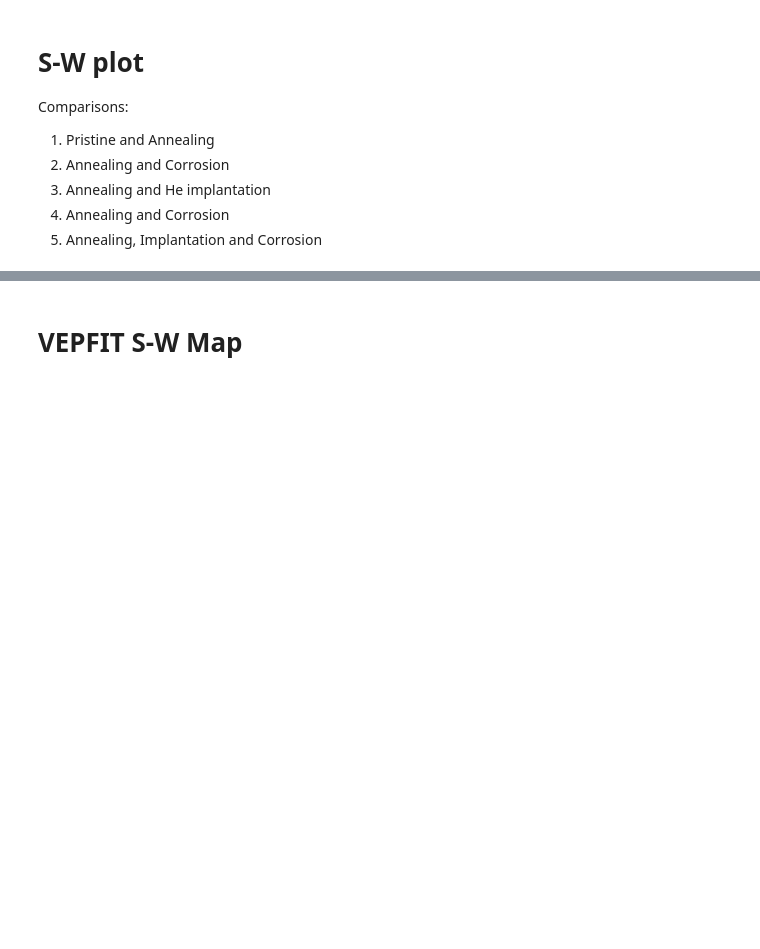
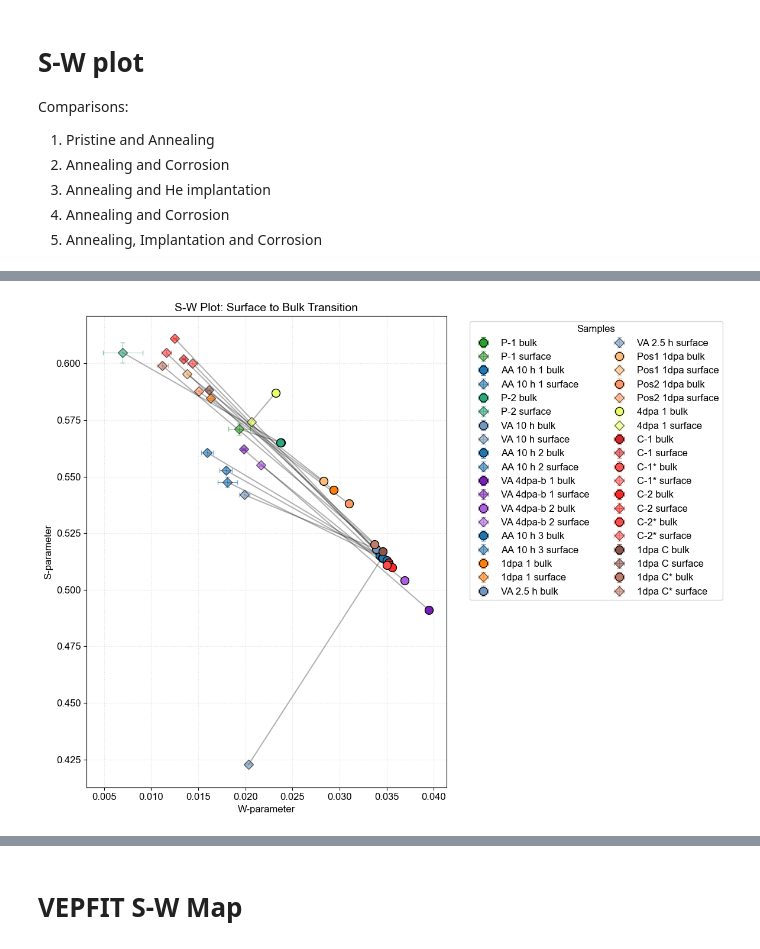
Before and after one commit to jeanvictorbendixenfm-web/Programming-PALS, a Jupyter notebook: PAS_analyzer.ipynb, the cells around one changed output, grey strips where cells are left out. Cells and saved outputs as stored; diff of their text form; code cells hidden in the pictures; blank space fills up the shorter version.

```diff
--- a/PAS_analyzer.ipynb
+++ b/PAS_analyzer.ipynb
@@ -880,3 +913,84 @@ TypeError: PASAnalyzer.__init__() missing 4 required positional arguments: 'surf
+# %%
+import pandas as pd
+import matplotlib.pyplot as plt
+
+# 1. Load the data
+path = r"C:\Users\jeanv\OneDrive - Delft University of Technology\Uitwisseling - TUDelft\Courses\MEP\Experiments\PALS\Results - VEPFIT.csv"
+
+f = pd.read_csv(
+    path,
+    sep=',',
+    skiprows=1,
+    header=None,
+    names=['Acronym','Sample name if you guess','Ssurf therm','Stherm_err','Sepi','err','Wsurf therm','Wtherm_err','Wepi','Wepi_err','D1','D1_err','S1','S1_err','W1','W1_err','L1+','L1_err','S2','S2_err','W2','W2_err','L2','L2_err']
+)
+
+# 2. Use a Dictionary to map your specific acronyms to your desired colors.
+# This acts as both your "criteria" filter AND your color assignment!
+sample_colors = {
+    'P-1': '#2ca02c',        # Pristine (Green)
+    'P-2': '#2ca97c',        # Pristine (Green)
+    'AA 10 h 1': '#1f77b4',  # Air Annealed (Blue)
+    'AA 10 h 2': '#1f77b4',  # Air Annealed (Blue)
+    'AA 10 h 3': '#1f77b4',  # Air Annealed (Blue)
+    'VA 10 h': '#7497bd',    # Vacuum Annealed (Purple)
+    'VA 2.5 h': '#7497bd',    # Vacuum Annealed (Purple)
+    '1dpa 1': '#ff7f0e',     # Irradiated (Orange)
+    'Pos1 1dpa': '#ffbb78',  # Irradiated Pos1 (Light Orange)
+    'Pos2 1dpa': '#ff9866',  # Irradiated Pos2 (Lighter Orange)
+    'VA 4dpa-b 1': '#781fb4',# Backside Annealed (Dark Purple)
+    'VA 4dpa-b 2': '#ad5ee1',# Backside Annealed (Light Purple)
+    '4dpa 1': '#E9FF6D',     # 4dpa
+    'C-1': '#d62728',        # Corroded (Red)
+    'C-1*': "#ff5555",        # Corroded (Red)
+    'C-2': '#ff2a26',        # Corroded 2 (Light Red)
+    'C-2*': "#ff4b4b",        # Corroded 2 (Light Red)
+    '1dpa C': '#8c564b',      # Irradiated + Corroded (Brown)
+    '1dpa C*': '#c27c6b'      # Irradiated + Corroded (Brown)
+}
+
+plt.figure(figsize=(12, 9))
+
+# 3. Iterate through the dataframe cleanly using iterrows()
+for index, row in f.iterrows():
+    acronym = row['Acronym']
+
+    # Check if the acronym is in our dictionary (this replaces your criteria check)
+    if acronym in sample_colors:
+        color = sample_colors[acronym]
+
+        # Plot Bulk (Circle)
+        plt.errorbar(row["W2"], row["S2"], xerr=row["W2_err"], yerr=row["S2_err"],
+                     fmt='o', color=color, ms=10, mec='k', capsize=3, label=f"{acronym} bulk")
+
+        # Plot Surface (Diamond)
+        plt.errorbar(row["Wsurf therm"], row["Ssurf therm"], xerr=row["Wtherm_err"], yerr=row["Stherm_err"],
+                     fmt='D', color=color, ms=8, alpha=0.6, mec='k', capsize=3, label=f"{acronym} surface")
+
+        # Draw the connecting line [x1, x2], [y1, y2]
+        plt.plot([row["Wsurf therm"], row["W2"]],
+                 [row["Ssurf therm"], row["S2"]],
+                 color="black", lw=1.5, alpha=0.3)
+
+# 4. Formatting the Plot
+plt.xlabel("W-parameter", fontsize=12)
+plt.ylabel("S-parameter", fontsize=12)
+
+# Adjusting limits so you can actually see the surface states (which often have much higher S/W values)
+# You might need to tweak these limits based on your actual surface values!
+# plt.xlim(0.010, 0.045)
+# plt.ylim(0.48, 0.62)
+
+plt.title("S-W Plot: Surface to Bulk Transition", fontsize=14)
+
+# Organize the legend so it doesn't fall off the screen
+plt.legend(bbox_to_anchor=(1.05, 1), loc='upper left', title="Samples", ncol=2)
+plt.grid(True, ls=':', alpha=0.4)
+plt.tight_layout()
+
+plt.show()
+# %% [output]
+[figure, added]
 # %%
 import numpy as np
 import pandas as pd
```
Also changed, not shown: parts of 5 cells of this notebook, 2 other files.
